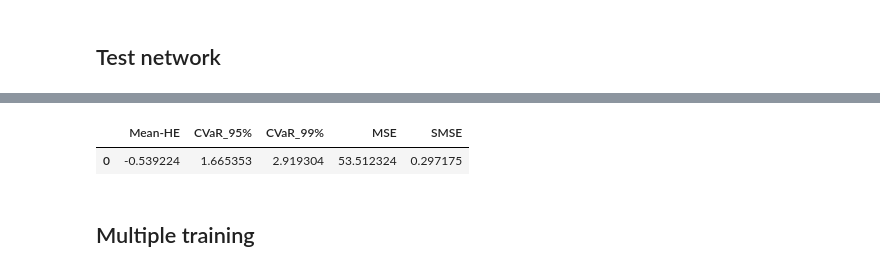
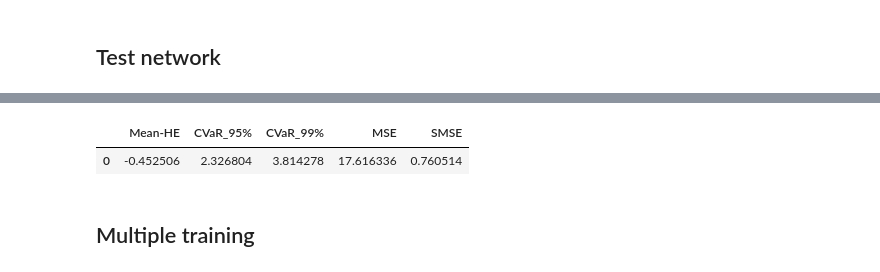
Before and after one commit to cpmendoza/DeepHedging_JIVR, a Jupyter notebook: notebooks/DeepHedging.ipynb, the cells around one changed output, grey strips where cells are left out. Drawn from its saved outputs; the diff is of its cells as text; code cells hidden in the pictures.

```diff
--- a/notebooks/DeepHedging.ipynb
+++ b/notebooks/DeepHedging.ipynb
@@ -23,10 +23,10 @@ sigma = None                          # Input value for GBM simulation
 
 # 0) Default parameters
 S_0         = 100                     # Initial stock price
-r           = 0.009713920000000001    # Annualized continuous risk-free rate
-q           = 0.01543706              # Annualized continuous dividend yield
+r           = 0.026623194             # Annualized continuous risk-free rate
+q           = 0.01772245              # Annualized continuous dividend yield
 
-option, n_timesteps, paths, paths_valid, disc_batch, dividend_batch, V_0, V_test, strike = training_variables(maturity,moneyness,isput,prepro_stock,backtest,sigma)
+option, n_timesteps, paths, paths_valid, disc_batch, dividend_batch, V_0, V_test, strike = training_variables(maturity,moneyness,isput,prepro_stock,backtest,r,q,sigma)
 # %% [markdown]
 # Fit Deep agent
 # %%
@@ -121,8 +144,8 @@ maturity
 # %%
 # First layer of parameters
 network         = "RNNFNN"             # Neural network architecture {"LSTM","RNNFNN","FFNN"}
-state_space     = "Reduced_2"               # State space considered in the RL framework {"Full","Reduced_1","Reduced_2"}
-cash_constraint = False                 # Boolean variable to include cash constraints
+state_space     = "Reduced_2"          # State space considered in the RL framework {"Full","Reduced_1","Reduced_2"}
+cash_constraint = False                # Boolean variable to include cash constraints
 constraint_max  = 100                  # Cash constraint limit
 nbs_point_traj  = paths.shape[0]       # time steps
 batch_size      = 1000                 # batch size {296,1000}
@@ -141,7 +164,7 @@ strikes         = strike               # Strike value of the option hedged
 disc_batch      = disc_batch           # Risk-free rate update factor exp(h*r)
 dividend_batch  = dividend_batch       # Dividend yield update factor exp(h*d)
 transaction_cost = 0                   # Proportional transaction cost [0,5/10000,5/1000,1/100]
-riskaversion    = 0.95                  # CVaR confidence level (0,1)
+riskaversion    = 0.95                 # CVaR confidence level (0,1)
 paths_valid     = paths_valid          # Validation set (normalized stock price and features)
 epochs          = 50                   # Number of epochs, training iterations
 
@@ -151,7 +174,7 @@ display_plot    = True                 # Display plot of training and validation
 #Train the network
 from src.models.DeepRL_agent import network_inference
 
-deltas_2 = network_inference(network, state_space, nbs_point_traj, batch_size, nbs_input, nbs_units, nbs_assets, cash_constraint, constraint_max, loss_type, lr, dropout_par, V_test, strikes, disc_batch,
+deltas = network_inference(network, state_space, nbs_point_traj, batch_size, nbs_input, nbs_units, nbs_assets, cash_constraint, constraint_max, loss_type, lr, dropout_par, V_test, strikes, disc_batch,
 dividend_batch, transaction_cost, riskaversion, paths_valid, option, moneyness, isput, prepro_stock, backtest)
 # %% [output]
 -------------------------------------------------------------
@@ -163,13 +187,13 @@ INFO:tensorflow:Restoring parameters from RNNFNN_Reduced_2_dropout_50_CVaR_95_TC
 # %%
 ### With V
 from src.visualization.Strategy_evaluation import hedging_valuation
 close_limit_days = 0
-hedging_portfolio_2, hedging_error_2, hedging_error_limit_2, cost_limit, option_price_2, df_statistic_TC, df_cost_functions = hedging_valuation(backtest, strikes, deltas_2, transaction_cost, isput, close_limit_days, sigma)
+hedging_portfolio_2, hedging_error_2, hedging_error_limit_2, cost_limit, option_price_2, df_statistic_TC, df_cost_functions = hedging_valuation(backtest, strikes, deltas, transaction_cost, isput, close_limit_days, r, q, sigma)
 #df_cost_functions.to_csv("Results.csv")
 df_cost_functions
 # %% [output]
 |  | Mean-HE | CVaR_95% | CVaR_99% | MSE | SMSE |
-| 0 | -0.539224 | 1.665353 | 2.919304 | 53.512324 | 0.297175 |
+| 0 | -0.452506 | 2.326804 | 3.814278 | 17.616336 | 0.760514 |
 # %% [markdown]
 ## Multiple training
 # %% [markdown]
```
Also changed, not shown: parts of 5 cells of this notebook, 5 other files.
